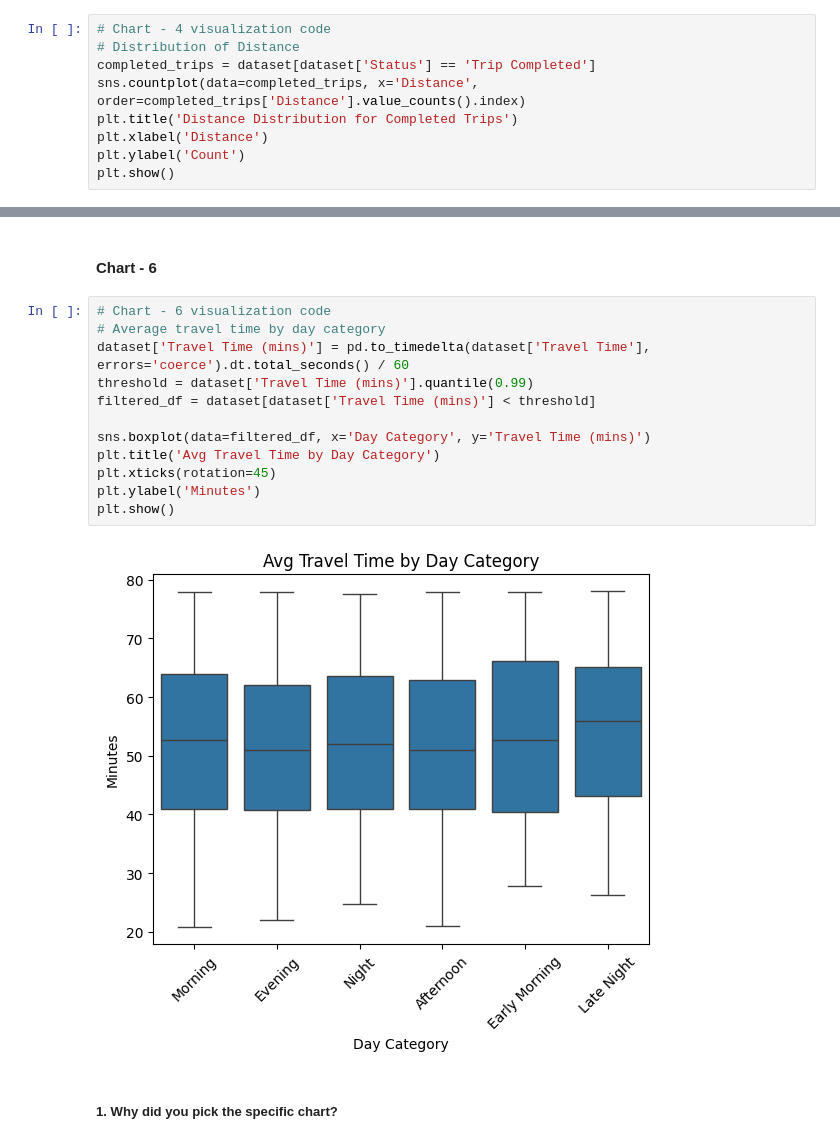
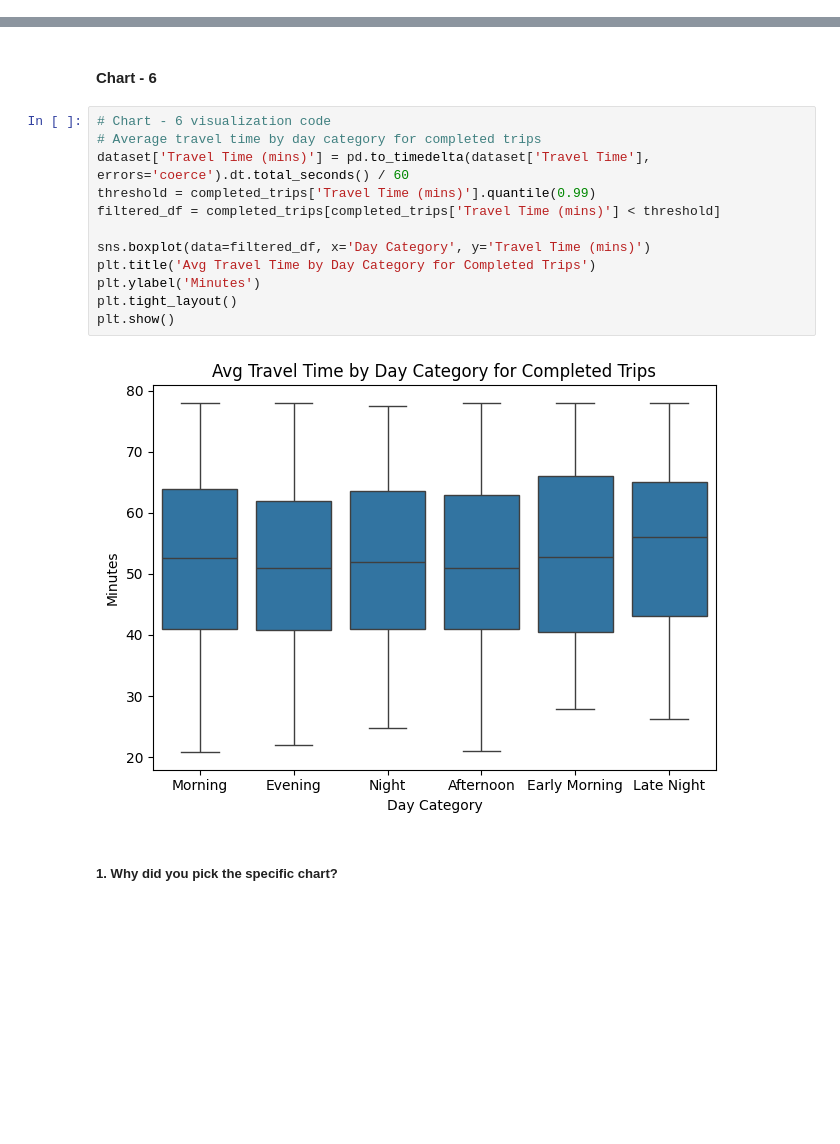
Before and after one commit to karthikdoguparthi/Uber-Supply-Demand-Gaps, a Jupyter notebook: UBER_Supply_Demand_Gaps.ipynb, the cells around one changed output, grey strips where cells are left out. Drawn from its saved outputs; the diff is of its cells as text; blank space fills up the shorter version.

```diff
--- a/UBER_Supply_Demand_Gaps.ipynb
+++ b/UBER_Supply_Demand_Gaps.ipynb
@@ -365,11 +382,2 @@ Prices can be assigned as per the usage and timing to give benefits to customers
 # %% [markdown]
 #### Chart - 4
-# %%
-# Chart - 4 visualization code
-# Distribution of Distance
-completed_trips = dataset[dataset['Status'] == 'Trip Completed']
-sns.countplot(data=completed_trips, x='Distance', order=completed_trips['Distance'].value_counts().index)
-plt.title('Distance Distribution for Completed Trips')
-plt.xlabel('Distance')
-plt.ylabel('Count')
-plt.show()
@@ -418,18 +437,18 @@ Uber needs to ensure there are enough cars from airport by increasing the supply
 #### Chart - 6
 # %%
 # Chart - 6 visualization code
-# Average travel time by day category
+# Average travel time by day category for completed trips
 dataset['Travel Time (mins)'] = pd.to_timedelta(dataset['Travel Time'], errors='coerce').dt.total_seconds() / 60
-threshold = dataset['Travel Time (mins)'].quantile(0.99)
-filtered_df = dataset[dataset['Travel Time (mins)'] < threshold]
+threshold = completed_trips['Travel Time (mins)'].quantile(0.99)
+filtered_df = completed_trips[completed_trips['Travel Time (mins)'] < threshold]
 
 sns.boxplot(data=filtered_df, x='Day Category', y='Travel Time (mins)')
-plt.title('Avg Travel Time by Day Category')
-plt.xticks(rotation=45)
+plt.title('Avg Travel Time by Day Category for Completed Trips')
 plt.ylabel('Minutes')
+plt.tight_layout()
 plt.show()
 # %% [output]
-[figure, old version]
+[figure, new version]
 # %% [markdown]
 ##### 1. Why did you pick the specific chart?
 # %% [markdown]
```
Also changed, not shown: parts of 34 cells of this notebook.
